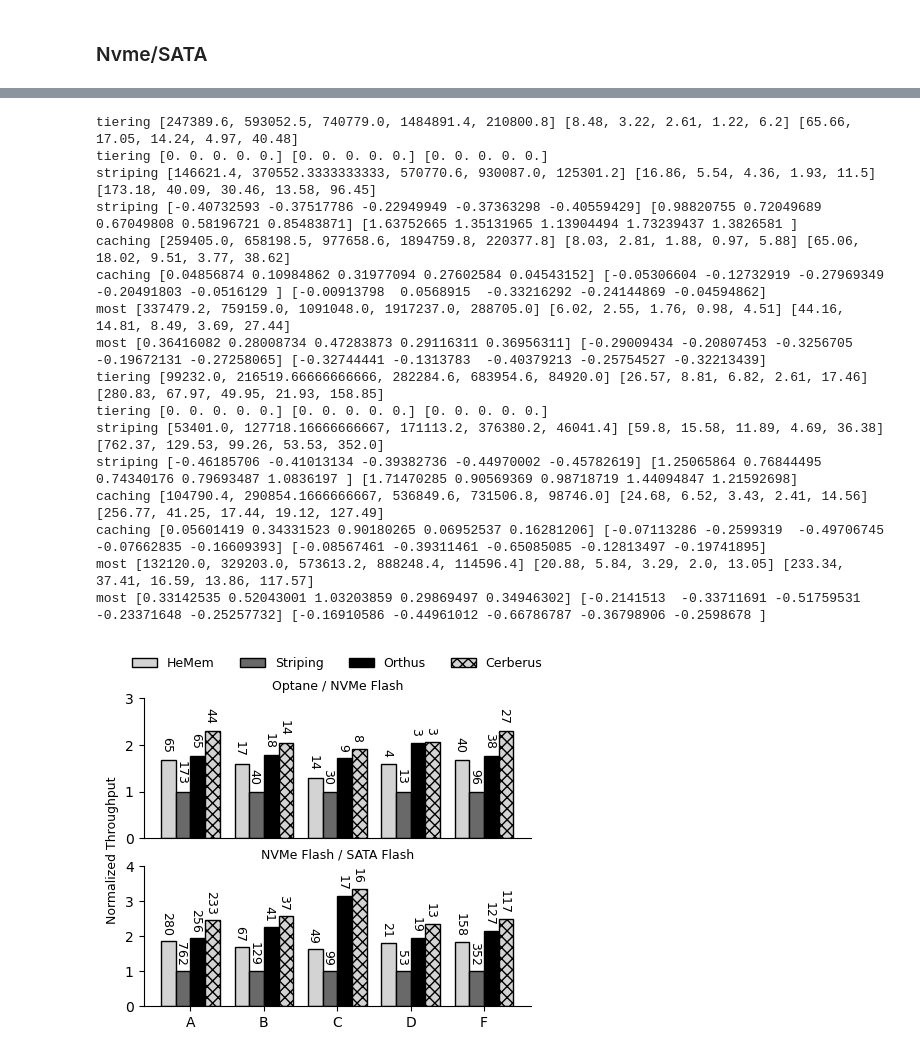
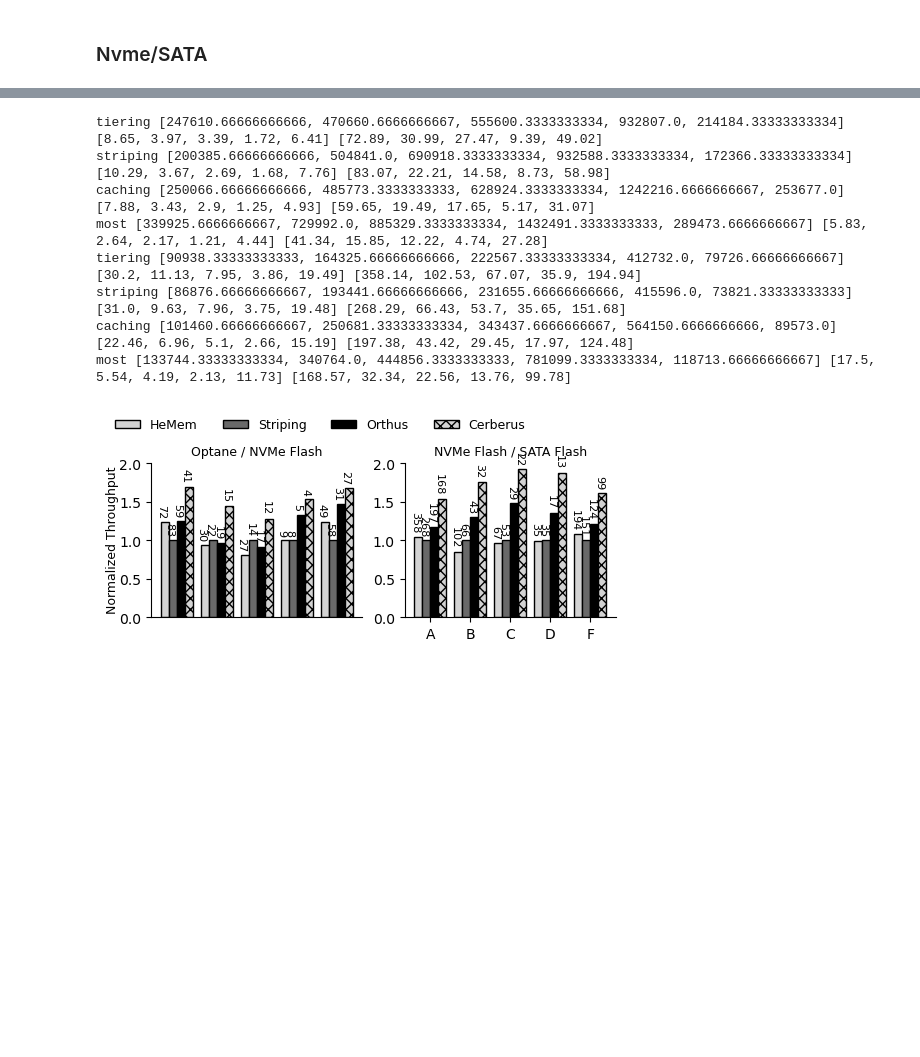
Before and after one commit to Kaiweitu/YCSB-cpp, a Jupyter notebook: plot-paper.ipynb, the cells around one changed output, grey strips where cells are left out. Drawn from its saved outputs; the diff is of its cells as text; code cells hidden in the pictures; blank space fills up the shorter version.

```diff
--- a/plot-paper.ipynb
+++ b/plot-paper.ipynb
@@ -73,7 +442,7 @@ def parse_log_file(file_name):
 import os
 import numpy as np
 import matplotlib.pyplot as plt
-result_dir = "result_ver_1"
+result_dir = "result3"
 # latency is in microsecond
 hierarchy = ["optane_nvme", "nvme_sata"]
 # workload = ["workloada", "workloadb", "workloadc", "workloadd", "workloade", "workloadf"]
@@ -83,7 +452,7 @@ color_list = [ 'lightgrey', 'dimgray', 'black', 'lightgray']
 label_list = ['HeMem', 'Striping', 'Orthus', 'Cerberus']
 hatch_list = ['', '', '', 'xxx']
 
-fig, axes = plt.subplots(2, 1, figsize=(5, 4))
+fig, axes = plt.subplots(1, 2, figsize=(6, 2))
 
 for h_idx, h in enumerate(hierarchy):
   result = {}
@@ -93,39 +462,46 @@ for h_idx, h in enumerate(hierarchy):
       if file_name.endswith('.result'):
         tokens = file_name.split('.')[0].split('_')
         mode = tokens[1]
-        tp, read_avg, read_p99 = parse_log_file(os.path.join(base_dir, file_name))
+        tp, read_avg, read_p99,_,_,_,_ = parse_log_file(os.path.join(base_dir, file_name))
         if mode not in result:
           result[mode] = {}
           result[mode]["tp"] = []
           result[mode]["avg"] = []
           result[mode]["p99"] = []
 
-        if w == "workloadd":
-          start_idx = -8
-          end_idx = -3
-        elif w == "workloadb":
-          start_idx = -10
-          end_idx = -4
-        else:
-          start_idx = -8
-          end_idx = -3
+        # if w == "workloadd":
+        #   start_idx = -8
+        #   end_idx = -3
+        # elif w == "workloadb":
+        #   start_idx = -10
+        #   end_idx = -4
+        # else:
+        start_idx = -4
+        # end_idx = -2
         # print(tp[start_idx:end_idx])
 
-        result[mode]["tp"].append(np.mean(tp[start_idx:end_idx]))
-        result[mode]["avg"].append(np.mean(read_avg[int(start_idx/2):end_idx]))
-        result[mode]["p99"].append(np.mean(read_p99[int(start_idx/2):end_idx]))
+        result[mode]["tp"].append(np.mean(tp[start_idx:-1]))
+        result[mode]["avg"].append(np.mean(read_avg[int(start_idx/2):-1]))
+        result[mode]["p99"].append(np.mean(read_p99[int(start_idx/2):-1]))
 
   X = np.array(range(len(workload)))
   width= 0.2
+  baseline="striping"
   for idx, mode in enumerate(mode_list):
     print(mode, result[mode]["tp"], result[mode]["avg"], result[mode]["p99"])
-    print(mode, (np.array(result[mode]["tp"]) - result["tiering"]["tp"])/ result["tiering"]["tp"], (np.array(result[mode]["avg"]) - result["tiering"]["avg"])/ result["tiering"]["avg"], (np.array(result[mode]["p99"]) - result["tiering"]["p99"])/ result["tiering"]["p99"])
+    tp_improvement = (np.array(result[mode]["tp"]) - result[baseline]["tp"])/ result[baseline]["tp"]
+    avg_lat_improvement = (np.array(result[mode]["avg"]) - result[baseline]["avg"])/ result[baseline]["avg"]
+    p99_lat_improvement = (np.array(result[mode]["p99"]) - result[baseline]["p99"])/ result[baseline]["p99"]
+    # print(mode)
+    # print("Throughput", np.mean(tp_improvement), tp_improvement)
+    # print("Average Latency", np.mean(avg_lat_improvement), avg_lat_improvement)
+    # print("P99 Latency", np.mean(p99_lat_improvement), p99_lat_improvement)
     collection = axes[h_idx].bar(X - 3/2 * width + idx *width, np.array(result[mode]["tp"]) /result["striping"]["tp"], width=width, color=color_list[idx], label=label_list[idx], edgecolor='black', hatch=hatch_list[idx])
     for index, bar in enumerate(collection):
       yval = bar.get_height()
       # print(index, )
 
-      axes[h_idx].text(bar.get_x() + bar.get_width() * 0.7 / 2, yval+0.15, int(result[mode]["p99"][index]), ha='center', va='bottom', fontsize=9, rotation=-90)
+      axes[h_idx].text(bar.get_x() + bar.get_width() * 0.2 / 2, yval+0.05, int(result[mode]["p99"][index]), ha='center', va='bottom', fontsize=8, rotation=-90)
 labels = {
   "workloada": "A",
   "workloadb": "B",
@@ -138,50 +514,42 @@ labels = {
 axes[0].spines['right'].set_visible(False)
 axes[0].spines['top'].set_visible(False)
 axes[0].set_title("Optane / NVMe Flash", fontsize=9)
 axes[1].spines['right'].set_visible(False)
 axes[1].spines['top'].set_visible(False)
 
-axes[0].set_ylim(0, 3)
-axes[1].set_ylim(0, 4)
+axes[0].set_ylim(0, 2)
+axes[1].set_ylim(0, 2)
 
 
 axes[0].set_xticks([])
 axes[1].set_xticks(X)
 axes[1].set_xticklabels([labels[x] for x in workload])
 # axes[1].set_xlabel("YCSB Workload")
 axes[1].set_title("NVMe Flash / SATA Flash", fontsize=9)
 
 # axes[0].legend(frameon=False, ncol=2)
 axes[0].legend(
-    frameon=False, fontsize=9, ncol=4, loc="center", bbox_to_anchor=(0.5, 1.25)
+    frameon=False, fontsize=9, ncol=4, loc="center", bbox_to_anchor=(0.8, 1.25)
 )
 fig.text(
     0.05,
     0.5,
     "Normalized Throughput",
     va="center",
     rotation="vertical",
     fontsize=9,
 )
 
 
 
 fig.savefig("ycsb_1k.jpg", dpi=1200, bbox_inches='tight')
 # %% [output]
-tiering [247389.6, 593052.5, 740779.0, 1484891.4, 210800.8] [8.48, 3.22, 2.61, 1.22, 6.2] [65.66, 17.05, 14.24, 4.97, 40.48]
-tiering [0. 0. 0. 0. 0.] [0. 0. 0. 0. 0.] [0. 0. 0. 0. 0.]
-striping [146621.4, 370552.3333333333, 570770.6, 930087.0, 125301.2] [16.86, 5.54, 4.36, 1.93, 11.5] [173.18, 40.09, 30.46, 13.58, 96.45]
-striping [-0.40732593 -0.37517786 -0.22949949 -0.37363298 -0.40559429] [0.98820755 0.72049689 0.67049808 0.58196721 0.85483871] [1.63752665 1.35131965 1.13904494 1.73239437 1.3826581 ]
-caching [259405.0, 658198.5, 977658.6, 1894759.8, 220377.8] [8.03, 2.81, 1.88, 0.97, 5.88] [65.06, 18.02, 9.51, 3.77, 38.62]
-caching [0.04856874 0.10984862 0.31977094 0.27602584 0.04543152] [-0.05306604 -0.12732919 -0.27969349 -0.20491803 -0.0516129 ] [-0.00913798  0.0568915  -0.33216292 -0.24144869 -0.04594862]
-most [337479.2, 759159.0, 1091048.0, 1917237.0, 288705.0] [6.02, 2.55, 1.76, 0.98, 4.51] [44.16, 14.81, 8.49, 3.69, 27.44]
-most [0.36416082 0.28008734 0.47283873 0.29116311 0.36956311] [-0.29009434 -0.20807453 -0.3256705  -0.19672131 -0.27258065] [-0.32744441 -0.1313783  -0.40379213 -0.25754527 -0.32213439]
-tiering [99232.0, 216519.66666666666, 282284.6, 683954.6, 84920.0] [26.57, 8.81, 6.82, 2.61, 17.46] [280.83, 67.97, 49.95, 21.93, 158.85]
-tiering [0. 0. 0. 0. 0.] [0. 0. 0. 0. 0.] [0. 0. 0. 0. 0.]
-striping [53401.0, 127718.16666666667, 171113.2, 376380.2, 46041.4] [59.8, 15.58, 11.89, 4.69, 36.38] [762.37, 129.53, 99.26, 53.53, 352.0]
-striping [-0.46185706 -0.41013134 -0.39382736 -0.44970002 -0.45782619] [1.25065864 0.76844495 0.74340176 0.79693487 1.0836197 ] [1.71470285 0.90569369 0.98718719 1.44094847 1.21592698]
-caching [104790.4, 290854.1666666667, 536849.6, 731506.8, 98746.0] [24.68, 6.52, 3.43, 2.41, 14.56] [256.77, 41.25, 17.44, 19.12, 127.49]
-caching [0.05601419 0.34331523 0.90180265 0.06952537 0.16281206] [-0.07113286 -0.2599319  -0.49706745 -0.07662835 -0.16609393] [-0.08567461 -0.39311461 -0.65085085 -0.12813497 -0.19741895]
-most [132120.0, 329203.0, 573613.2, 888248.4, 114596.4] [20.88, 5.84, 3.29, 2.0, 13.05] [233.34, 37.41, 16.59, 13.86, 117.57]
-most [0.33142535 0.52043001 1.03203859 0.29869497 0.34946302] [-0.2141513  -0.33711691 -0.51759531 -0.23371648 -0.25257732] [-0.16910586 -0.44961012 -0.66786787 -0.36798906 -0.2598678 ]
+tiering [247610.66666666666, 470660.6666666667, 555600.3333333334, 932807.0, 214184.33333333334] [8.65, 3.97, 3.39, 1.72, 6.41] [72.89, 30.99, 27.47, 9.39, 49.02]
+striping [200385.66666666666, 504841.0, 690918.3333333334, 932588.3333333334, 172366.33333333334] [10.29, 3.67, 2.69, 1.68, 7.76] [83.07, 22.21, 14.58, 8.73, 58.98]
+caching [250066.66666666666, 485773.3333333333, 628924.3333333334, 1242216.6666666667, 253677.0] [7.88, 3.43, 2.9, 1.25, 4.93] [59.65, 19.49, 17.65, 5.17, 31.07]
+most [339925.6666666667, 729992.0, 885329.3333333334, 1432491.3333333333, 289473.6666666667] [5.83, 2.64, 2.17, 1.21, 4.44] [41.34, 15.85, 12.22, 4.74, 27.28]
+tiering [90938.33333333333, 164325.66666666666, 222567.33333333334, 412732.0, 79726.66666666667] [30.2, 11.13, 7.95, 3.86, 19.49] [358.14, 102.53, 67.07, 35.9, 194.94]
+striping [86876.66666666667, 193441.66666666666, 231655.66666666666, 415596.0, 73821.33333333333] [31.0, 9.63, 7.96, 3.75, 19.48] [268.29, 66.43, 53.7, 35.65, 151.68]
+caching [101460.66666666667, 250681.33333333334, 343437.6666666667, 564150.6666666666, 89573.0] [22.46, 6.96, 5.1, 2.66, 15.19] [197.38, 43.42, 29.45, 17.97, 124.48]
+most [133744.33333333334, 340764.0, 444856.3333333333, 781099.3333333334, 118713.66666666667] [17.5, 5.54, 4.19, 2.13, 11.73] [168.57, 32.34, 22.56, 13.76, 99.78]
-[figure, old version]
+[figure, new version]
```
Also changed, not shown: parts of 10 cells of this notebook, 16 other files.
